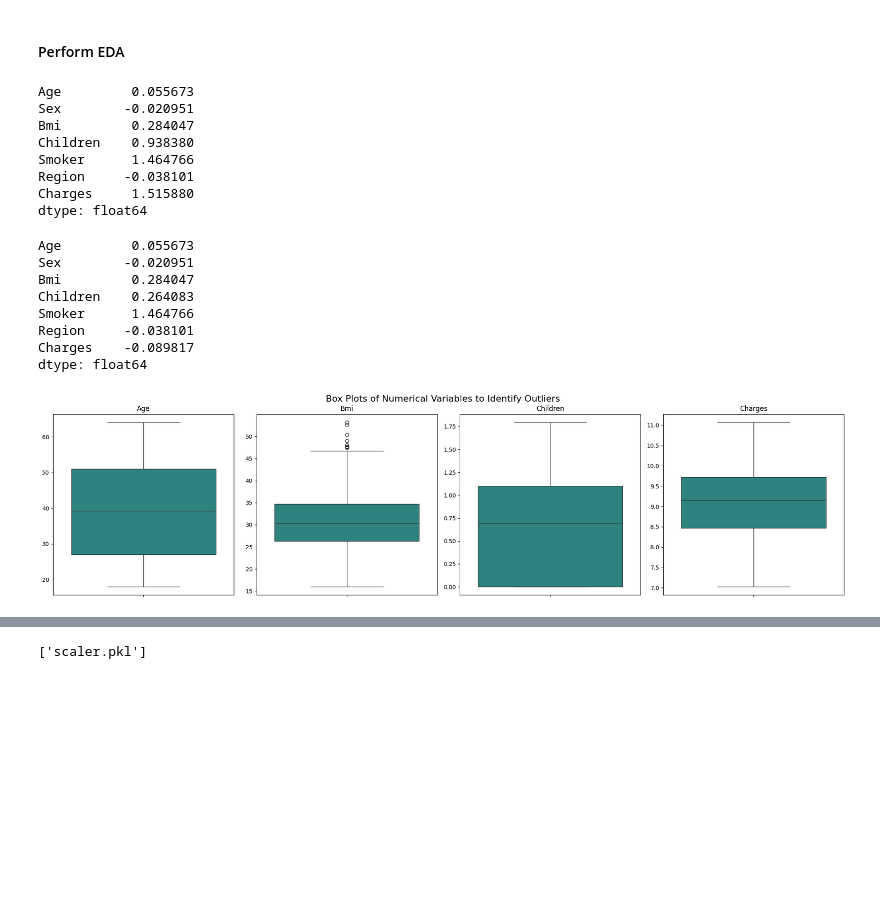
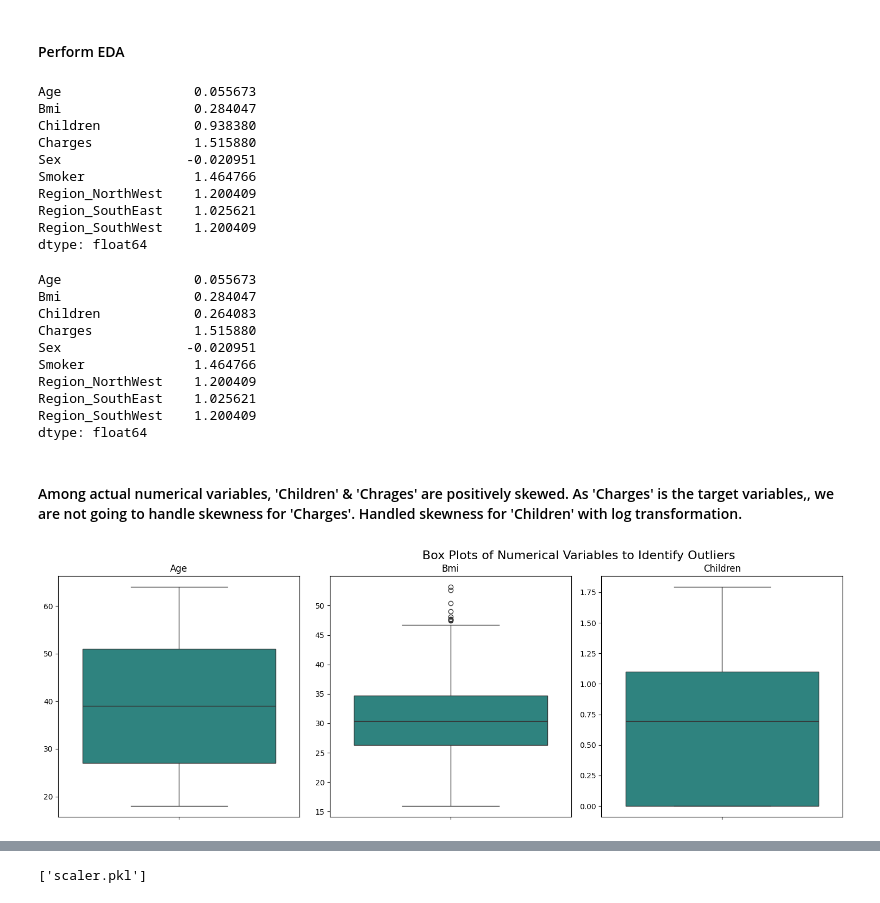
Before and after one commit to abhijit250692/Health_Insurance_Price_Prediction, a Jupyter notebook: code.ipynb, the cells around one changed output, grey strips where cells are left out. Saved outputs shown, nothing was run; the diff lists cells and outputs as text; code cells hidden in the pictures; blank space fills up the shorter version.

```diff
--- a/code.ipynb
+++ b/code.ipynb
@@ -158,9 +158,9 @@ plt.show()
 [figure]
 # %%
 # convert categorical to numeric
-label_encoders = {}
+#label_encoders = {}
 
-for col in categorical_cols:
-    label_encoders[col] = LabelEncoder()
-    df[col] = label_encoders[col].fit_transform(df[col])
-    print({label: index for index, label in enumerate(label_encoders[col].classes_)})
+#for col in categorical_cols:
+#    label_encoders[col] = LabelEncoder()
+#    df[col] = label_encoders[col].fit_transform(df[col])
+#    print({label: index for index, label in enumerate(label_encoders[col].classes_)})
@@ -171,3 +167,3 @@ for col in categorical_cols:
 # %%
 # convert categorical to numeric using one-hot encoding
-#df = pd.get_dummies(df, columns=categorical_cols, drop_first=True)
+df = pd.get_dummies(df, columns=categorical_cols, dtype=int, drop_first=True)
@@ -173,0 +176,3 @@ for col in categorical_cols:
+# %%
+df = df.rename(columns={'Sex_Male' : 'Sex', 'Smoker_Yes' : 'Smoker'})
+df.columns
@@ -321,52 +340,57 @@ df_eda = df.copy()
 # %%
 df_eda.skew()
 # %% [output]
-Age         0.055673
-Sex        -0.020951
-Bmi         0.284047
-Children    0.938380
-Smoker      1.464766
-Region     -0.038101
-Charges     1.515880
+Age                 0.055673
+Bmi                 0.284047
+Children            0.938380
+Charges             1.515880
+Sex                -0.020951
+Smoker              1.464766
+Region_NorthWest    1.200409
+Region_SouthEast    1.025621
+Region_SouthWest    1.200409
 dtype: float64
 # %%
 df_eda['Children'] = np.log1p(df_eda['Children'])
-df_eda['Charges'] = np.log1p(df_eda['Charges'])
 # %%
 df_eda.skew()
 # %% [output]
-Age         0.055673
-Sex        -0.020951
-Bmi         0.284047
-Children    0.264083
-Smoker      1.464766
-Region     -0.038101
-Charges    -0.089817
+Age                 0.055673
+Bmi                 0.284047
+Children            0.264083
+Charges             1.515880
+Sex                -0.020951
+Smoker              1.464766
+Region_NorthWest    1.200409
+Region_SouthEast    1.025621
+Region_SouthWest    1.200409
 dtype: float64
+# %% [markdown]
+#### Among actual numerical variables, 'Children' & 'Chrages' are positively skewed. As 'Charges' is the target variables,, we are not going to handle skewness for 'Charges'. Handled skewness for 'Children' with log transformation.
 # %%
 # outlier detection
 
-predictors = [col for col in df_eda.columns if col not in categorical_cols]
+predictors = [col for col in ['Age', 'Bmi', 'Children'] if col in df_eda.columns]
 num_plots = len(predictors)
 num_rows = (num_plots + 3) // 4  # Adjust for 4 plots per row
 num_cols = 4
 
 fig, axes = plt.subplots(num_rows, num_cols, figsize=(20, 5 * num_rows))
 axes = axes.flatten()
 
 for i, col in enumerate(predictors):
     sns.boxplot(y=df_eda[col], ax=axes[i], palette='viridis')
     axes[i].set_title(col, fontsize=12)
     axes[i].set_ylabel('') # Remove y-label for cleaner look
     axes[i].tick_params(axis='y', labelsize=10)
 
 # Hide any unused subplots
 for i in range(num_plots, len(axes)):
     fig.delaxes(axes[i])
 
 plt.tight_layout()
 plt.suptitle('Box Plots of Numerical Variables to Identify Outliers', y=1.02, fontsize=16)
 plt.show()
 # %% [output]
-[figure, old version]
+[figure, new version]
 # %%
```
Also changed, not shown: parts of 28 cells of this notebook, 3 other files.
